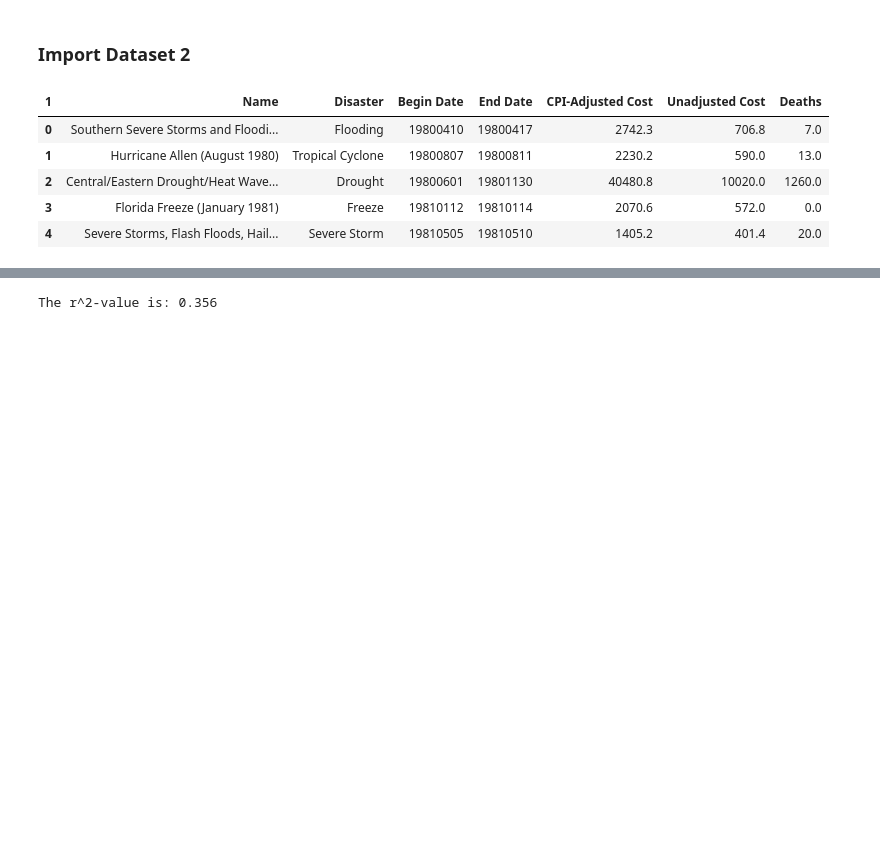
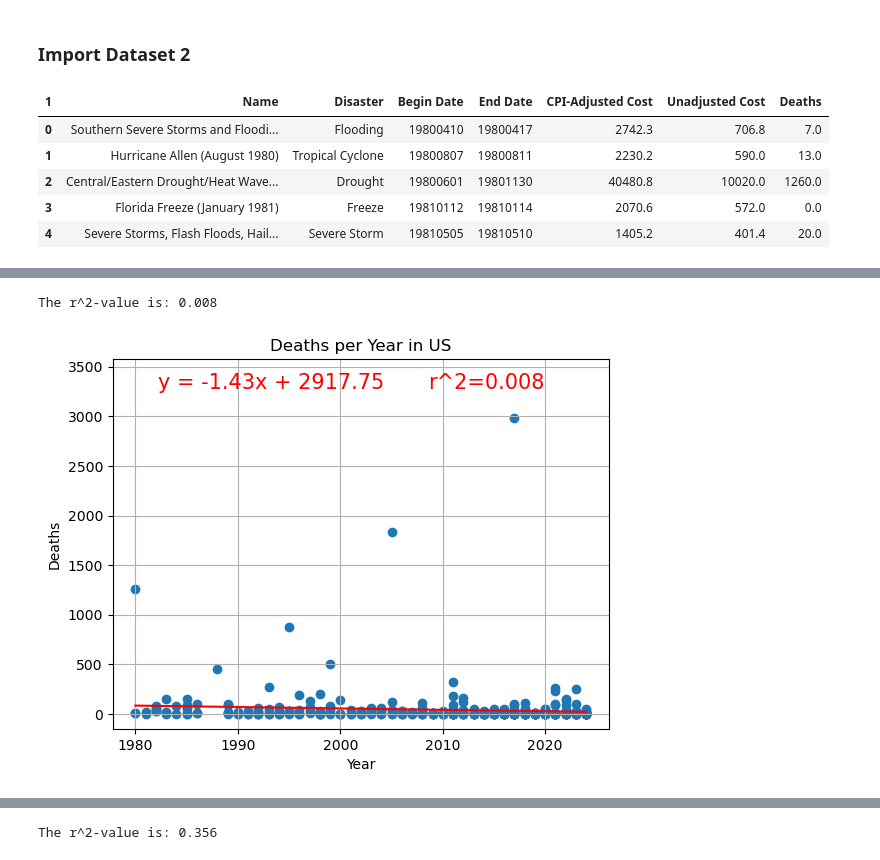
Before and after one commit to andrewplane/project_one, a Jupyter notebook: main_combined.ipynb, the cells around one changed output, grey strips where cells are left out. Drawn from its saved outputs; the diff is of its cells as text; code cells hidden in the pictures; blank space fills up the shorter version.

```diff
--- a/main_combined.ipynb
+++ b/main_combined.ipynb
@@ -482,0 +494,6 @@ df.head()
+# %%
+# Plotting Deaths vs. Year
+plot_linear_regression(df['YEAR'], df['Deaths'], 'Year','Deaths', 'Deaths per Year in US')
+# %% [output]
+The r^2-value is: 0.008
+[figure, added]
```
Also changed, not shown: parts of 3 cells of this notebook, 2 other files.
